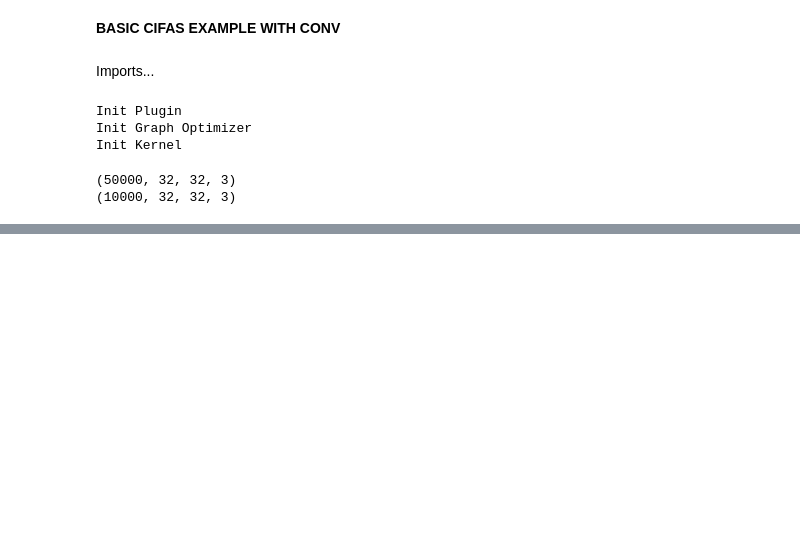
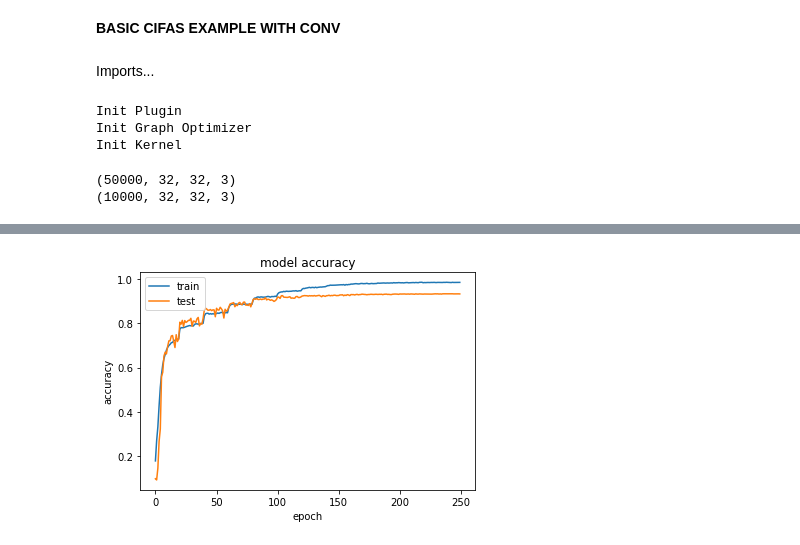
Before and after one commit to vgadget/UPV-MUIARFID, a Jupyter notebook: Artificial neural networks/CIFAR_CONV_3.ipynb, the cells around one changed output, grey strips where cells are left out. Drawn from its saved outputs; the diff is of its cells as text; code cells hidden in the pictures; blank space fills up the shorter version.

Commit message:
CIFAR 93% of accuracy reached.

```diff
--- a/Artificial neural networks/CIFAR_CONV_3.ipynb
+++ b/Artificial neural networks/CIFAR_CONV_3.ipynb
@@ -111,0 +53,3 @@ _________________________________________________________________
+# %%
+def scheduler(epoch):
+    return 0.1 * (0.5 ** (epoch // 20))
@@ -112,5 +161,7 @@ _________________________________________________________________
 # %%
 ## OPTIM AND COMPILE
-opt = SGD(learning_rate=0.1, decay=1e-6)
+opt = SGD(lr=0.1, decay=1e-6, momentum=0.9, nesterov=True)
 
 model.compile(loss='categorical_crossentropy', optimizer=opt, metrics=['accuracy'])
+
+model.summary()
@@ -117,35 +186,12 @@ model.compile(loss='categorical_crossentropy', optimizer=opt, metrics=['accuracy
 # %%
-
-# OPTIM AND COMPILE
-opt = SGD(learning_rate=0.1, decay=1e-6)
-
-datagen = ImageDataGenerator(
-    width_shift_range=0.3,
-    height_shift_range=0.3,
-    horizontal_flip=True,
-    zoom_range=0.2,
-    rotation_range = 20
-)
-
-
-def scheduler(epoch):
-    if epoch < 50:
-        return .1
-    elif epoch < 80:
-        return 0.05
-    elif epoch < 100:
-        return 0.01
-    else:
-        return 0.001
-
-
 filepath_val_acc="./backup/model.best.hdf5"
 checkpoint_val_acc = ModelCheckpoint(filepath_val_acc, monitor='val_accuracy', verbose=1, save_best_only=True, mode='max')
 callbacks_list = [checkpoint_val_acc]
 
 ## TRAINING
 history = model.fit(
-    datagen.flow(x_train, y_train,batch_size=batch_size),
+    datagen.flow(x_train,y_train,batch_size=batch_size),
+    steps_per_epoch=x_train.shape[0] // batch_size,
     epochs=epochs,
     verbose=1,
     validation_data=(x_test, y_test),
@@ -189,0 +238,10 @@ Test error: 11.900%
+# %%
+plt.plot(history.history['accuracy'])
+plt.plot(history.history['val_accuracy'])
+plt.title('model accuracy')
+plt.ylabel('accuracy')
+plt.xlabel('epoch')
+plt.legend(['train', 'test'], loc='upper left')
+plt.show()
+# %% [output]
+[figure, added]
```
Also changed, not shown: parts of 11 cells of this notebook.
